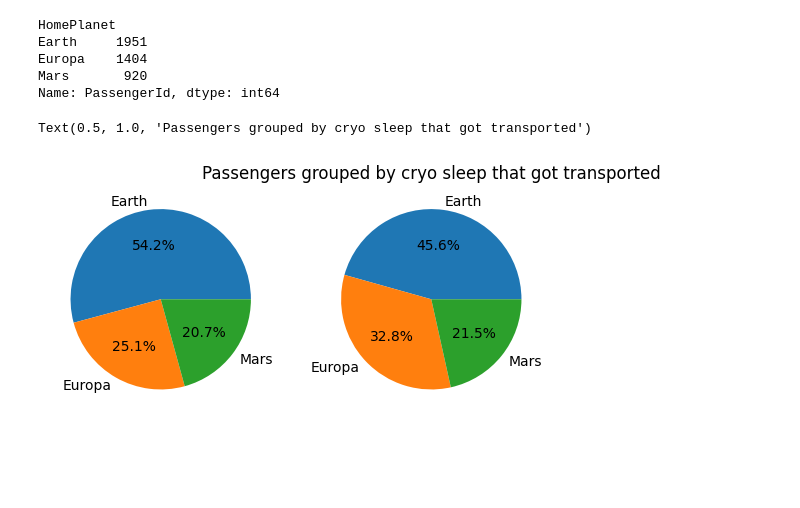
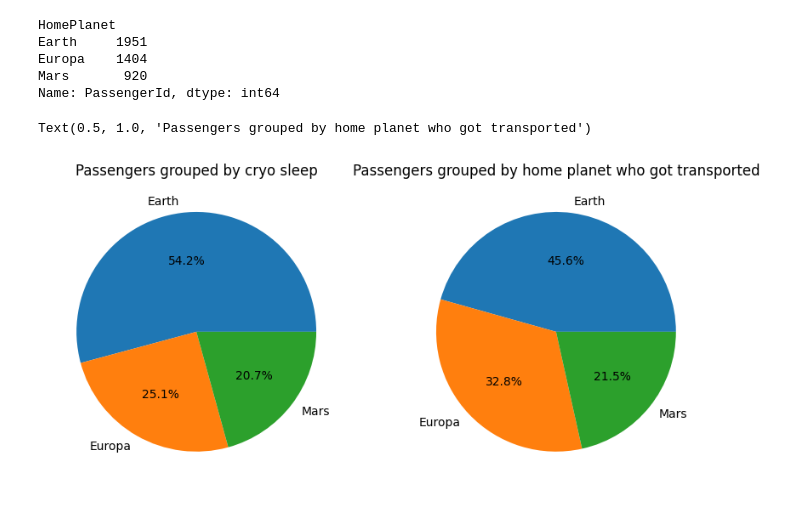
Before and after one commit to Braxion06/spaceship_titanic_competition, a Jupyter notebook: notebooks/001-data_preparation.ipynb, the cells around one changed output. Cells and saved outputs as stored; diff of their text form; code cells hidden in the pictures; blank space fills up the shorter version.

```diff
--- a/notebooks/001-data_preparation.ipynb
+++ b/notebooks/001-data_preparation.ipynb
@@ -200,11 +203,11 @@ Europa    1404
 Mars       920
 Name: PassengerId, dtype: int64
 # %%
-fig, ax = plt.subplots(1, 2)
+fig, ax = plt.subplots(1, 2, figsize= (10, 5))
 ax[0].pie(df.groupby('HomePlanet').count()['PassengerId'], labels=df_grouped_home.index, autopct='%.1f%%')
-ax[1].set_title('Passengers group by cryo sleep')
+ax[0].set_title('Passengers grouped by cryo sleep')
 ax[1].pie(df_grouped_home, labels=df_grouped_home.index, autopct='%.1f%%')
 ax[1].set_title('Passengers grouped by home planet who got transported')
 # %% [output]
-Text(0.5, 1.0, 'Passengers grouped by cryo sleep that got transported')
+Text(0.5, 1.0, 'Passengers grouped by home planet who got transported')
-[figure, old version]
+[figure, new version]
```
Also changed, not shown: parts of 16 cells of this notebook.
